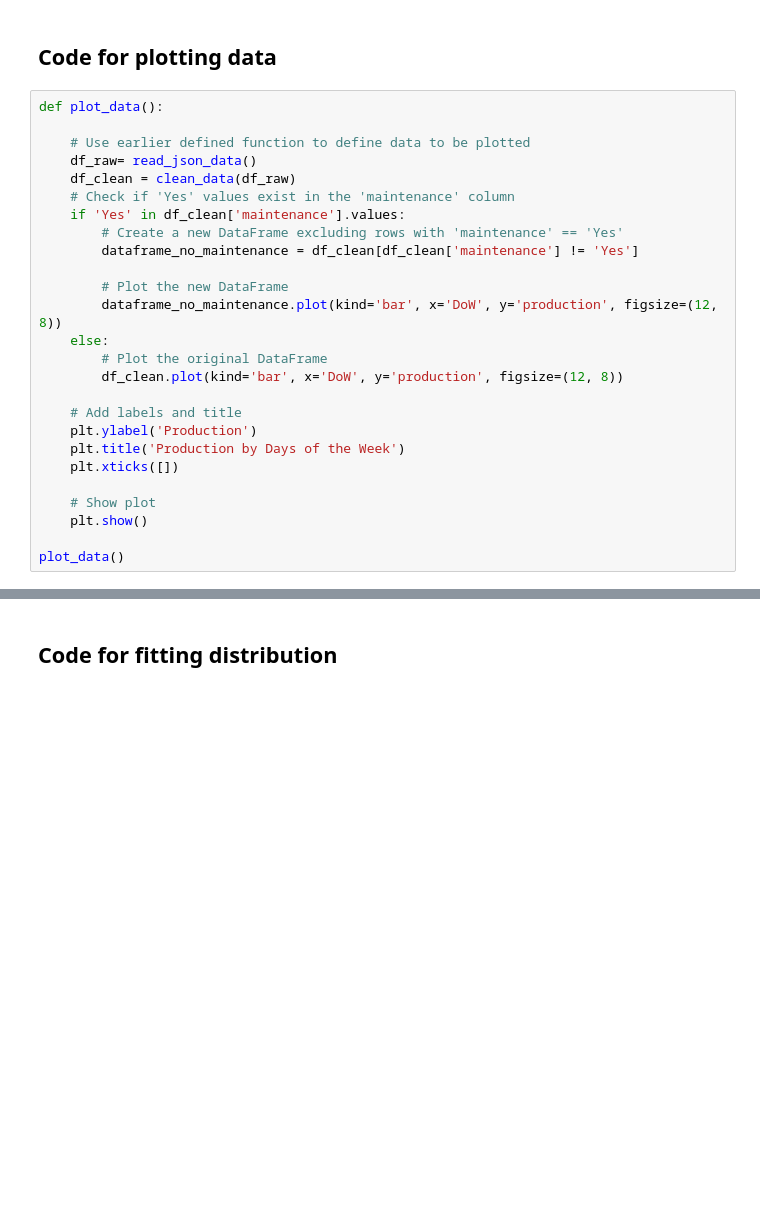
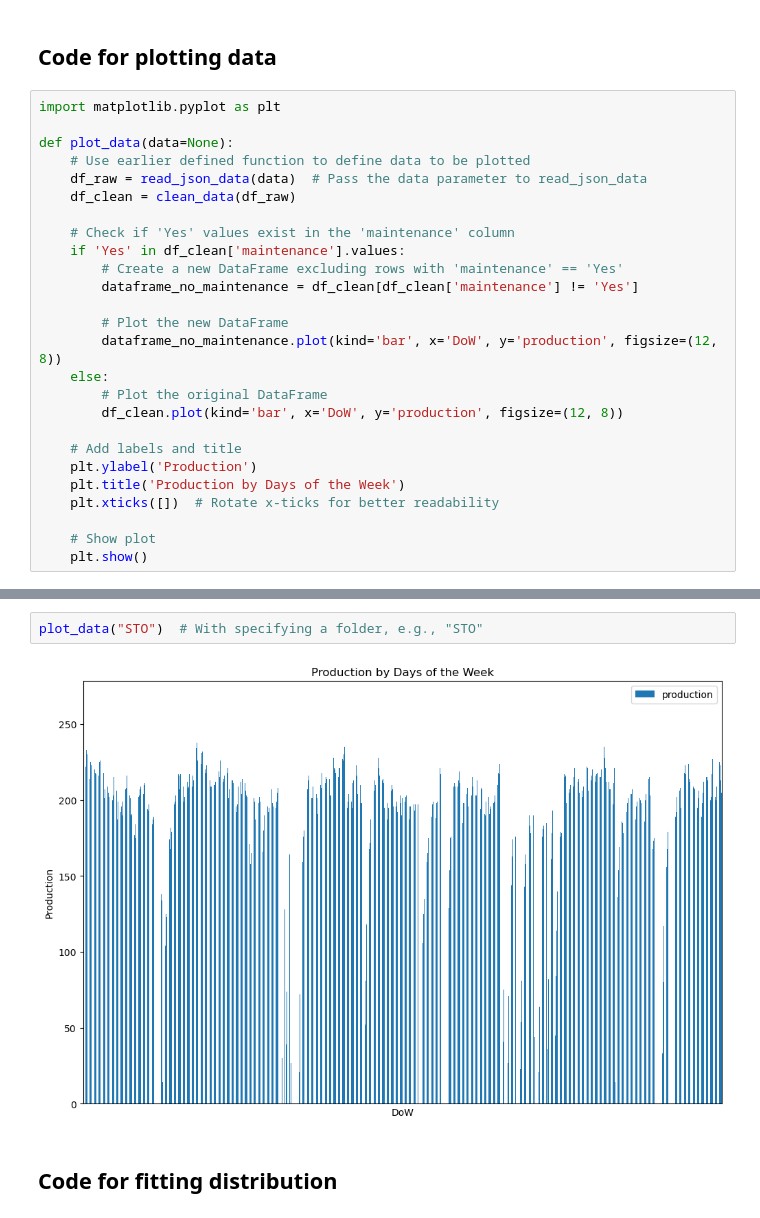
Before and after one commit to gagadzha/modeling-production-capability, a Jupyter notebook: final.ipynb, the cells around one changed output, grey strips where cells are left out. Saved outputs shown, nothing was run; the diff lists cells and outputs as text; blank space fills up the shorter version.

```diff
--- a/final.ipynb
+++ b/final.ipynb
@@ -167,11 +167,13 @@ Stockholm             201.0                202.0      176.945804         190.967
 # %% [markdown]
 ## Code for plotting data
 # %%
-def plot_data():
+import matplotlib.pyplot as plt
 
+def plot_data(data=None):
     # Use earlier defined function to define data to be plotted
-    df_raw= read_json_data()
+    df_raw = read_json_data(data)  # Pass the data parameter to read_json_data
     df_clean = clean_data(df_raw)
+
     # Check if 'Yes' values exist in the 'maintenance' column
     if 'Yes' in df_clean['maintenance'].values:
         # Create a new DataFrame excluding rows with 'maintenance' == 'Yes'
@@ -186,9 +188,7 @@ def plot_data():
     # Add labels and title
     plt.ylabel('Production')
     plt.title('Production by Days of the Week')
-    plt.xticks([])
+    plt.xticks([])  # Rotate x-ticks for better readability
 
     # Show plot
     plt.show()
-
-plot_data()
@@ -197,3 +199,7 @@ plot_data()
+# %%
+plot_data("STO")  # With specifying a folder, e.g., "STO"
+# %% [output]
+[figure, added]
 # %% [markdown]
 ## Code for fitting distribution
 # %%
```
Also changed, not shown: parts of 2 cells of this notebook, 1 other file.
